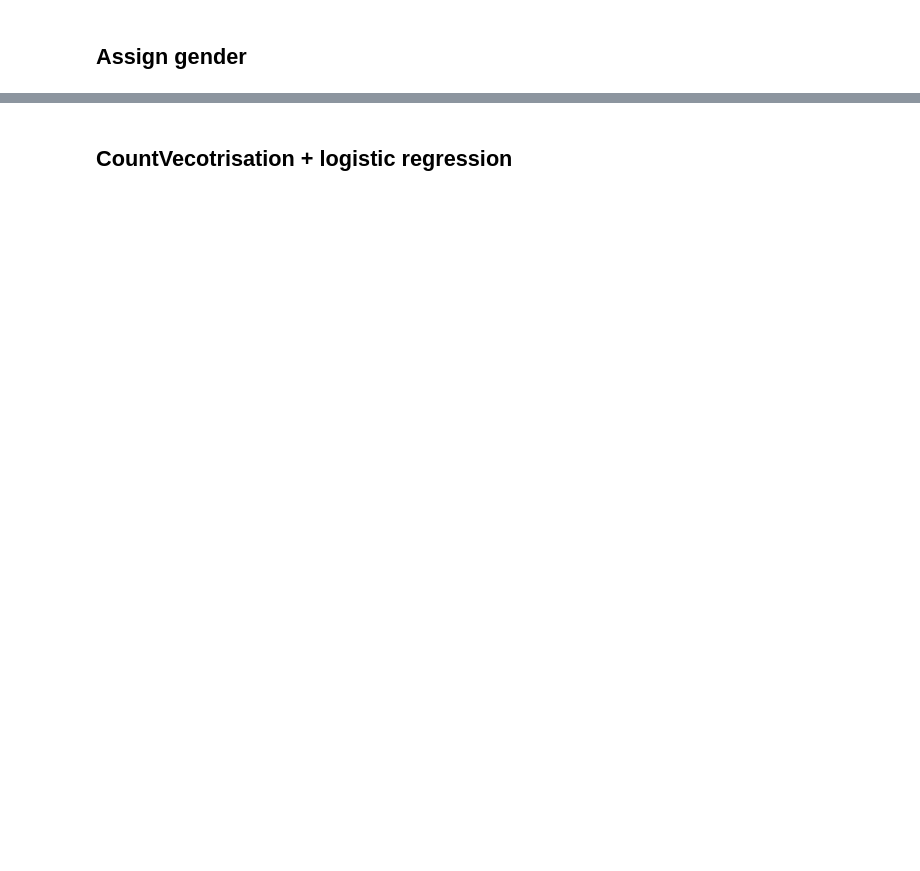
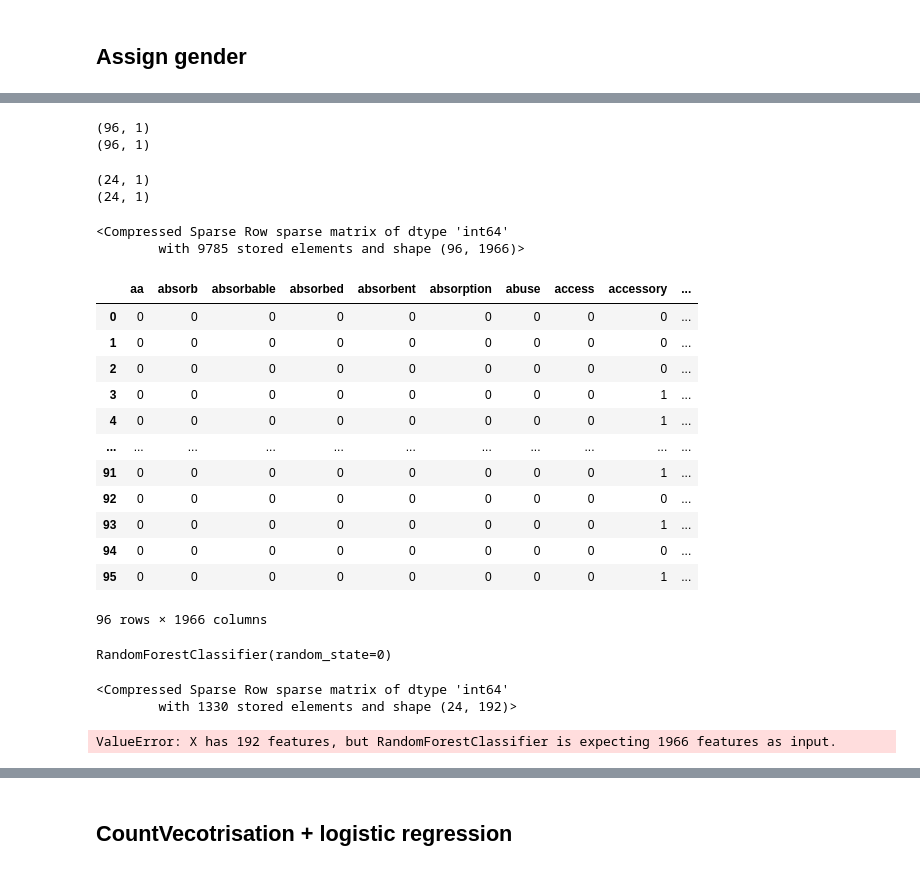
Before and after one commit to aleksandrajaremko/PP422-group-project, a Jupyter notebook: workbook_gender_from_text_aj.ipynb, the cells around one changed output, grey strips where cells are left out. Drawn from its saved outputs; the diff is of its cells as text; code cells hidden in the pictures; blank space fills up the shorter version.

```diff
--- a/workbook_gender_from_text_aj.ipynb
+++ b/workbook_gender_from_text_aj.ipynb
@@ -176,2 +275,4 @@ y
+# %%
+X_train, X_test, y_train, y_test = train_test_split(X, y, test_size=0.2, random_state=42)
 # %%
 pd.set_option('display.max_colwidth', None)
@@ -187,0 +279,55 @@ df.head()
+# %%
+print(X_train.shape)
+print(y_train.shape)
+# %% [output]
+(96, 1)
+(96, 1)
+# %%
+print(X_test.shape)
+print(y_test.shape)
+# %% [output]
+(24, 1)
+(24, 1)
+# %%
+#### CREATE COUNT MODELS
+vect = CountVectorizer(
+                        ngram_range=(1, 1),
+                        stop_words='english',
+                        lowercase=True)
+                        #max_df=0.99,
+                        #min_df=0.01)
+
+vect_norm = TfidfVectorizer(
+                            ngram_range=(1, 1),
+                            stop_words='english',
+                            lowercase=True)
+                            #max_df= 0.99,
+                            #min_df= 0.01)
+# %%
+X_train_dfm = vect.fit_transform(X_train["processed"])
+# %%
+X_train_dfm
+# %% [output]
+<Compressed Sparse Row sparse matrix of dtype 'int64'
+        with 9785 stored elements and shape (96, 1966)>
+# %%
+X_train_df = pd.DataFrame(
+    X_train_dfm.toarray(),
+    columns=vect.get_feature_names_out()
+)
+# %%
+X_train_df
+# %% [output]
+|  | aa | absorb | absorbable | absorbed | absorbent | absorption | abuse | access | accessory | ... |
+| 0 | 0 | 0 | 0 | 0 | 0 | 0 | 0 | 0 | 0 | ... |
+| 1 | 0 | 0 | 0 | 0 | 0 | 0 | 0 | 0 | 0 | ... |
+| 2 | 0 | 0 | 0 | 0 | 0 | 0 | 0 | 0 | 0 | ... |
+| 3 | 0 | 0 | 0 | 0 | 0 | 0 | 0 | 0 | 1 | ... |
+| 4 | 0 | 0 | 0 | 0 | 0 | 0 | 0 | 0 | 1 | ... |
+| ... | ... | ... | ... | ... | ... | ... | ... | ... | ... | ... |
+| 91 | 0 | 0 | 0 | 0 | 0 | 0 | 0 | 0 | 1 | ... |
+| 92 | 0 | 0 | 0 | 0 | 0 | 0 | 0 | 0 | 0 | ... |
+| 93 | 0 | 0 | 0 | 0 | 0 | 0 | 0 | 0 | 1 | ... |
+| 94 | 0 | 0 | 0 | 0 | 0 | 0 | 0 | 0 | 0 | ... |
+| 95 | 0 | 0 | 0 | 0 | 0 | 0 | 0 | 0 | 1 | ... |
+96 rows × 1966 columns
@@ -187,0 +336,13 @@ df.head()
+# %%
+model.fit(X_train_df, y_train["human_label"])
+# %% [output]
+RandomForestClassifier(random_state=0)
+# %%
+X_test_dfm
+# %% [output]
+<Compressed Sparse Row sparse matrix of dtype 'int64'
+        with 1330 stored elements and shape (24, 192)>
+# %%
+model.predict(X_test_dfm)
+# %% [output]
+ValueError: X has 192 features, but RandomForestClassifier is expecting 1966 features as input.
```
Also changed, not shown: parts of 43 cells of this notebook, 2 other files.
